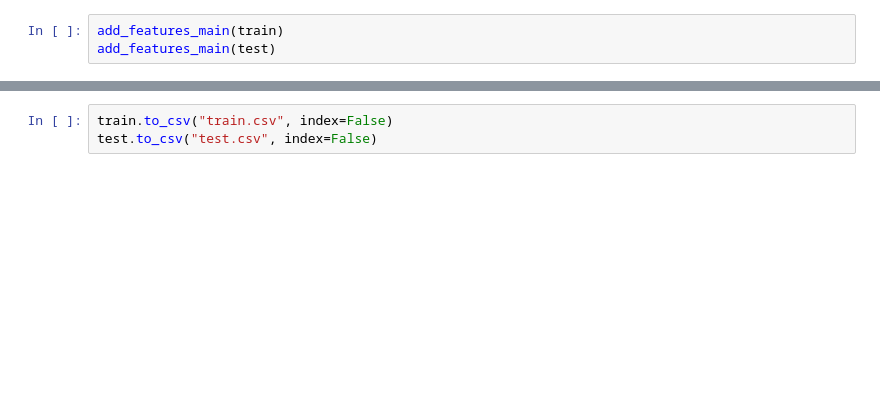
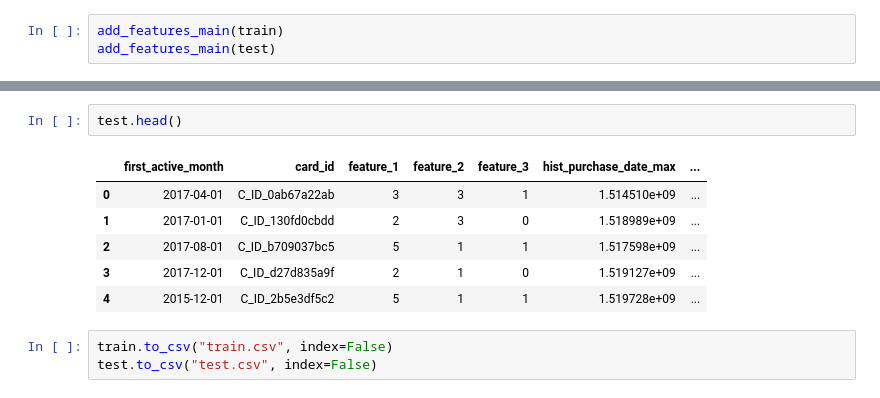
Before and after one commit to mackseb/MLND-Capstone-Project, a Jupyter notebook: feature_engineering.ipynb, the cells around one changed output, grey strips where cells are left out. Drawn from its saved outputs; the diff is of its cells as text; blank space fills up the shorter version.

```diff
--- a/feature_engineering.ipynb
+++ b/feature_engineering.ipynb
@@ -152,3 +228,12 @@ train
+# %%
+test.head()
+# %% [output]
+|  | first_active_month | card_id | feature_1 | feature_2 | feature_3 | hist_purchase_date_max | ... |
+| 0 | 2017-04-01 | C_ID_0ab67a22ab | 3 | 3 | 1 | 1.514510e+09 | ... |
+| 1 | 2017-01-01 | C_ID_130fd0cbdd | 2 | 3 | 0 | 1.518989e+09 | ... |
+| 2 | 2017-08-01 | C_ID_b709037bc5 | 5 | 1 | 1 | 1.517598e+09 | ... |
+| 3 | 2017-12-01 | C_ID_d27d835a9f | 2 | 1 | 0 | 1.519127e+09 | ... |
+| 4 | 2015-12-01 | C_ID_2b5e3df5c2 | 5 | 1 | 1 | 1.519728e+09 | ... |
 # %%
 train.to_csv("train.csv", index=False)
 test.to_csv("test.csv", index=False)
```
Also changed, not shown: parts of 23 cells of this notebook.
